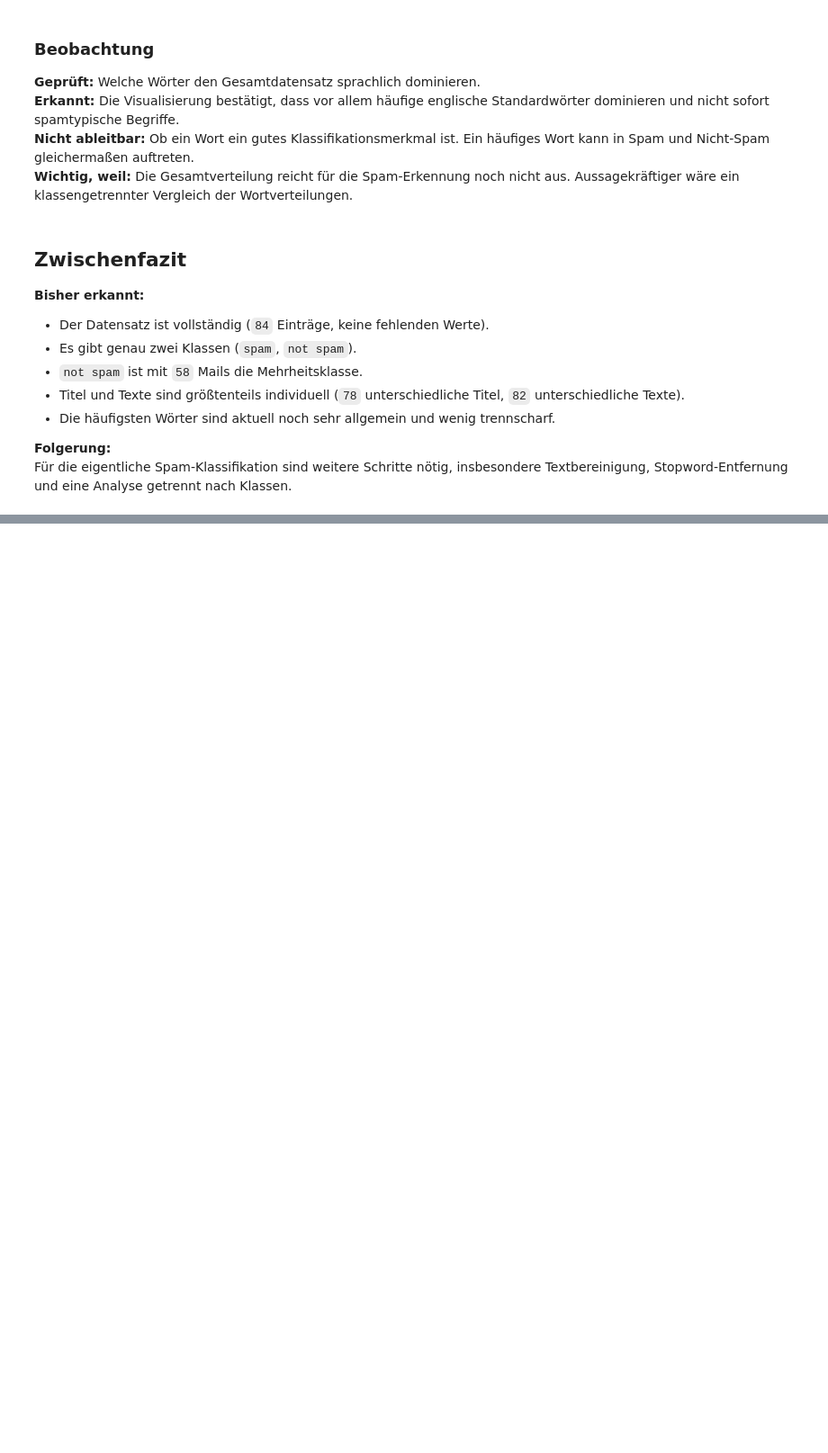
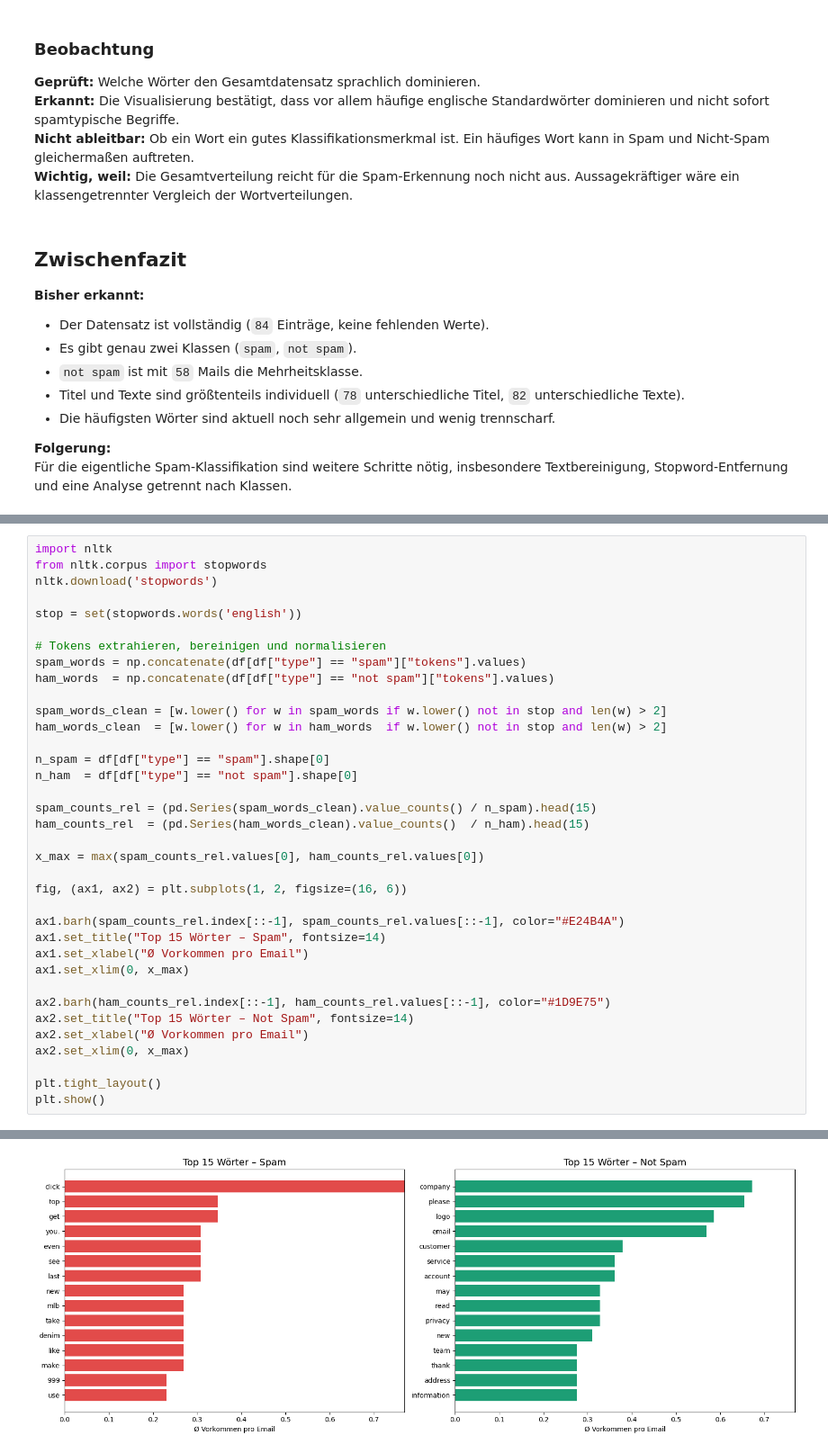
Before and after one commit to balznoah/DSKI-2, a Jupyter notebook: DSKI2-checkpoint.ipynb, the cells around one changed output, grey strips where cells are left out. Shown at 90% size. Saved outputs shown, nothing was run; the diff lists cells and outputs as text; blank space fills up the shorter version.

```diff
--- a/DSKI2-checkpoint.ipynb
+++ b/DSKI2-checkpoint.ipynb
@@ -244,0 +311,37 @@ Für die eigentliche Spam-Klassifikation sind weitere Schritte nötig, insbesond
+# %%
+import nltk
+from nltk.corpus import stopwords
+nltk.download('stopwords')
+
+stop = set(stopwords.words('english'))
+
+# Tokens extrahieren, bereinigen und normalisieren
+spam_words = np.concatenate(df[df["type"] == "spam"]["tokens"].values)
+ham_words  = np.concatenate(df[df["type"] == "not spam"]["tokens"].values)
+
+spam_words_clean = [w.lower() for w in spam_words if w.lower() not in stop and len(w) > 2]
+ham_words_clean  = [w.lower() for w in ham_words  if w.lower() not in stop and len(w) > 2]
+
+n_spam = df[df["type"] == "spam"].shape[0]
+n_ham  = df[df["type"] == "not spam"].shape[0]
+
+spam_counts_rel = (pd.Series(spam_words_clean).value_counts() / n_spam).head(15)
+ham_counts_rel  = (pd.Series(ham_words_clean).value_counts()  / n_ham).head(15)
+
+x_max = max(spam_counts_rel.values[0], ham_counts_rel.values[0])
+
+fig, (ax1, ax2) = plt.subplots(1, 2, figsize=(16, 6))
+
+ax1.barh(spam_counts_rel.index[::-1], spam_counts_rel.values[::-1], color="#E24B4A")
+ax1.set_title("Top 15 Wörter – Spam", fontsize=14)
+ax1.set_xlabel("Ø Vorkommen pro Email")
+ax1.set_xlim(0, x_max)
+
+ax2.barh(ham_counts_rel.index[::-1], ham_counts_rel.values[::-1], color="#1D9E75")
+ax2.set_title("Top 15 Wörter – Not Spam", fontsize=14)
+ax2.set_xlabel("Ø Vorkommen pro Email")
+ax2.set_xlim(0, x_max)
+
+plt.tight_layout()
+plt.show()
+# %% [output]
@@ -244,0 +351 @@ Für die eigentliche Spam-Klassifikation sind weitere Schritte nötig, insbesond
+[figure, added]
```
Also changed, not shown: parts of 5 cells of this notebook.
